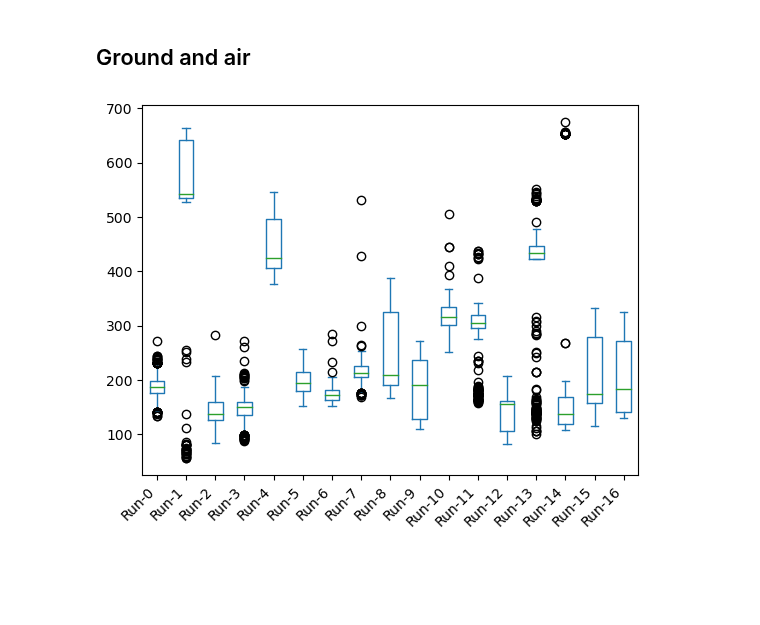
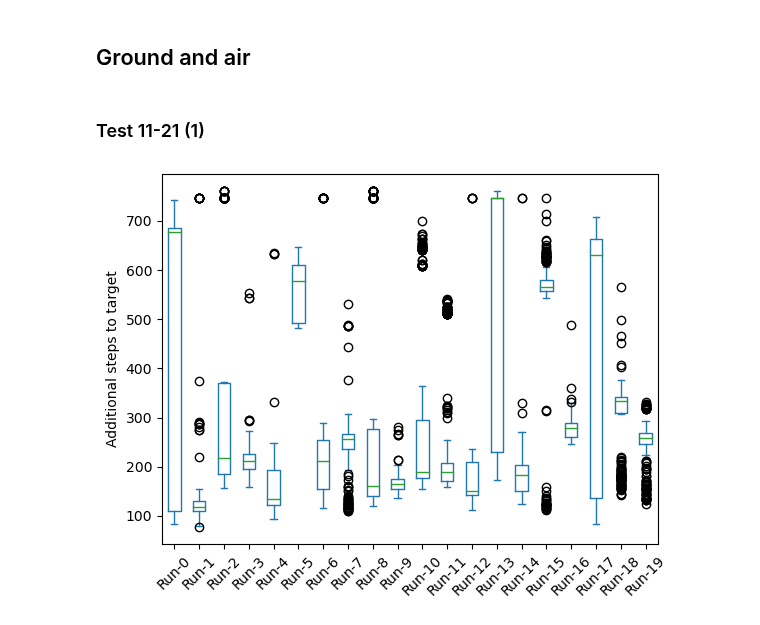
Before and after one commit to PimLb/POMDP_PBVI_Exploration, a Jupyter notebook: Experiments/Olfactory Navigation/visualize_results.ipynb, the cells around one changed output. Saved outputs shown, nothing was run; the diff lists cells and outputs as text; code cells hidden in the pictures; blank space fills up the shorter version.

```diff
--- a/Experiments/Olfactory Navigation/visualize_results.ipynb
+++ b/Experiments/Olfactory Navigation/visualize_results.ipynb
@@ -50,7 +41,7 @@ for i in range(extra_steps_array.shape[1]):
-# %%
-extra_steps_df.plot(kind='box')
-# plt.ylim(0,500)
-plt.xticks(rotation=45, ha='right')
-plt.show()
-# %% [output]
-[figure, removed]
+# %% [markdown]
+### Test 11-21 (1)
+# %%
+file = './Test_GroundAir_FSVI_300it_100exp_099g_e6eps_20run_20231121_102752/extra_steps.csv'
+plot_extra_steps_from_file(file)
+# %% [output]
+[figure, added]
```
Also changed, not shown: parts of 14 cells of this notebook.
